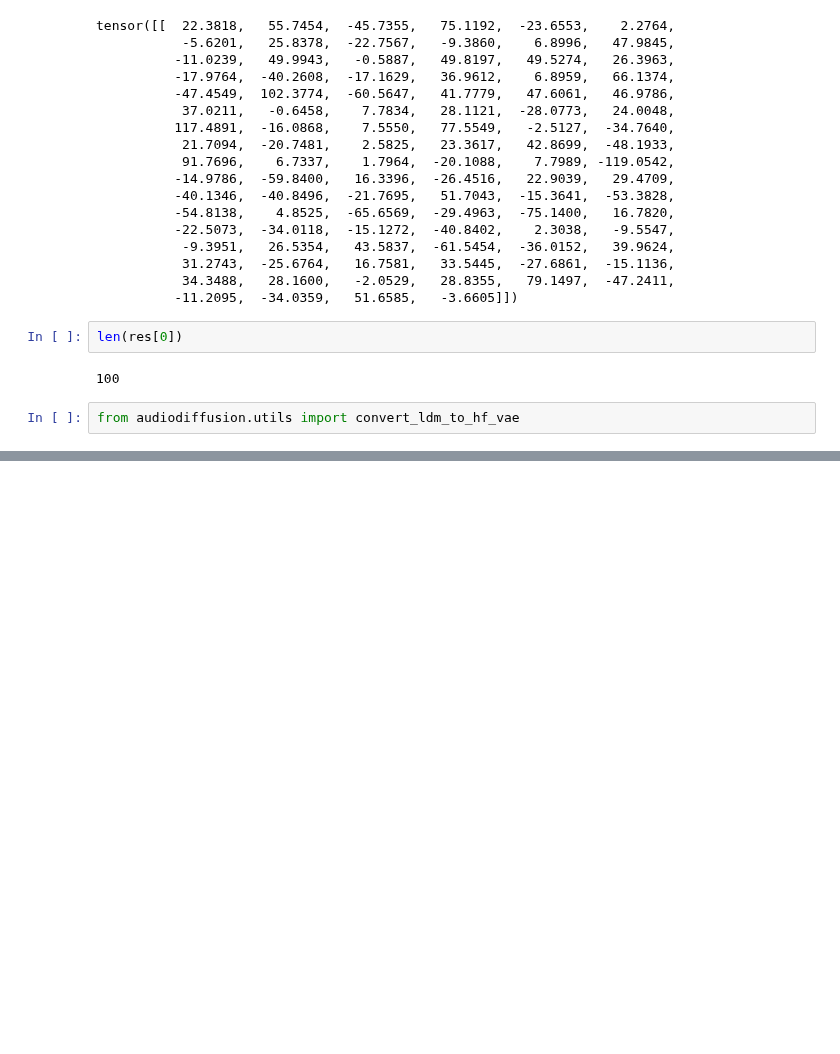
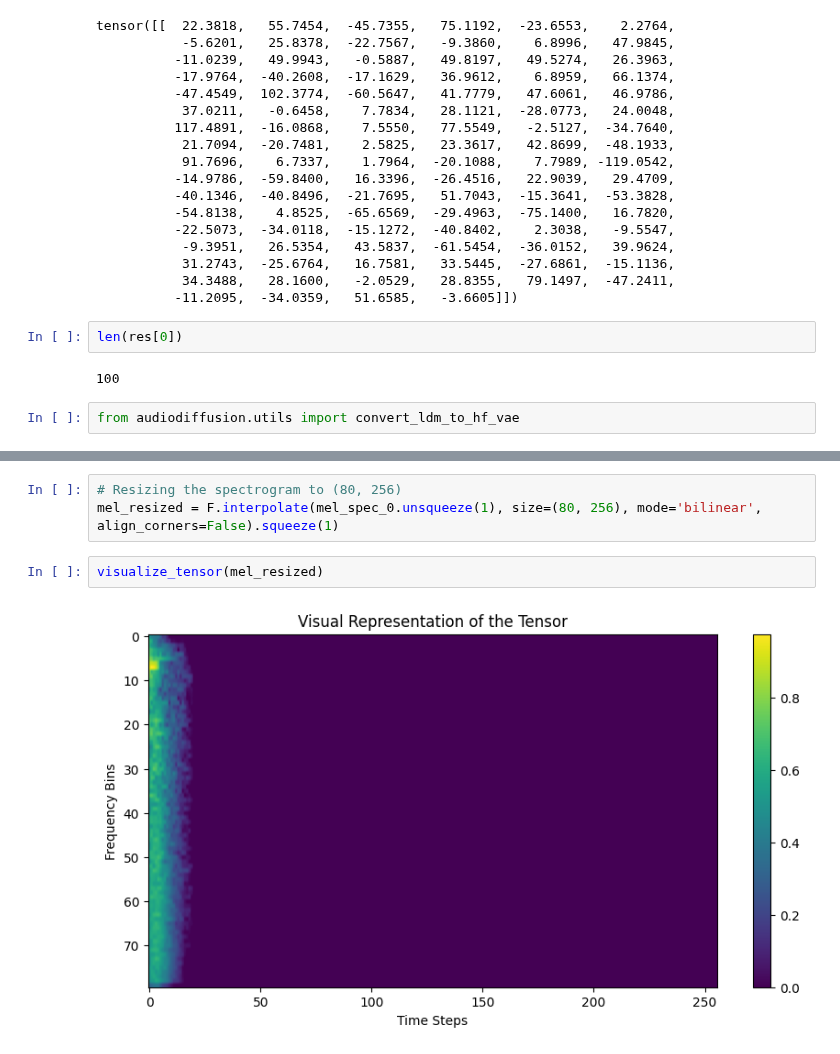
Before and after one commit to BrainTwin/audio-diffusion, a Jupyter notebook: notebooks/test_vocoder.ipynb, the cells around one changed output, grey strips where cells are left out. Saved outputs shown, nothing was run; the diff lists cells and outputs as text; blank space fills up the shorter version.

```diff
--- a/notebooks/test_vocoder.ipynb
+++ b/notebooks/test_vocoder.ipynb
@@ -39,0 +185,7 @@ from audiodiffusion.utils import convert_ldm_to_hf_vae
+# %%
+# Resizing the spectrogram to (80, 256)
+mel_resized = F.interpolate(mel_spec_0.unsqueeze(1), size=(80, 256), mode='bilinear', align_corners=False).squeeze(1)
+# %%
+visualize_tensor(mel_resized)
+# %% [output]
+[figure, added]
```
Also changed, not shown: parts of 32 cells of this notebook, 2 other files.
